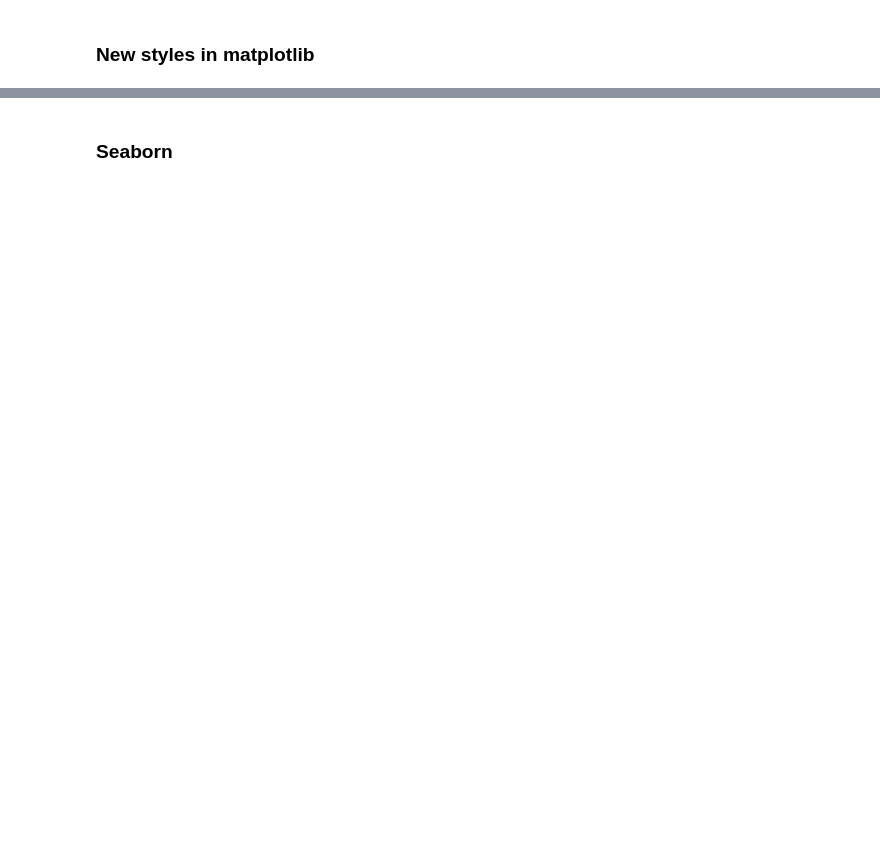
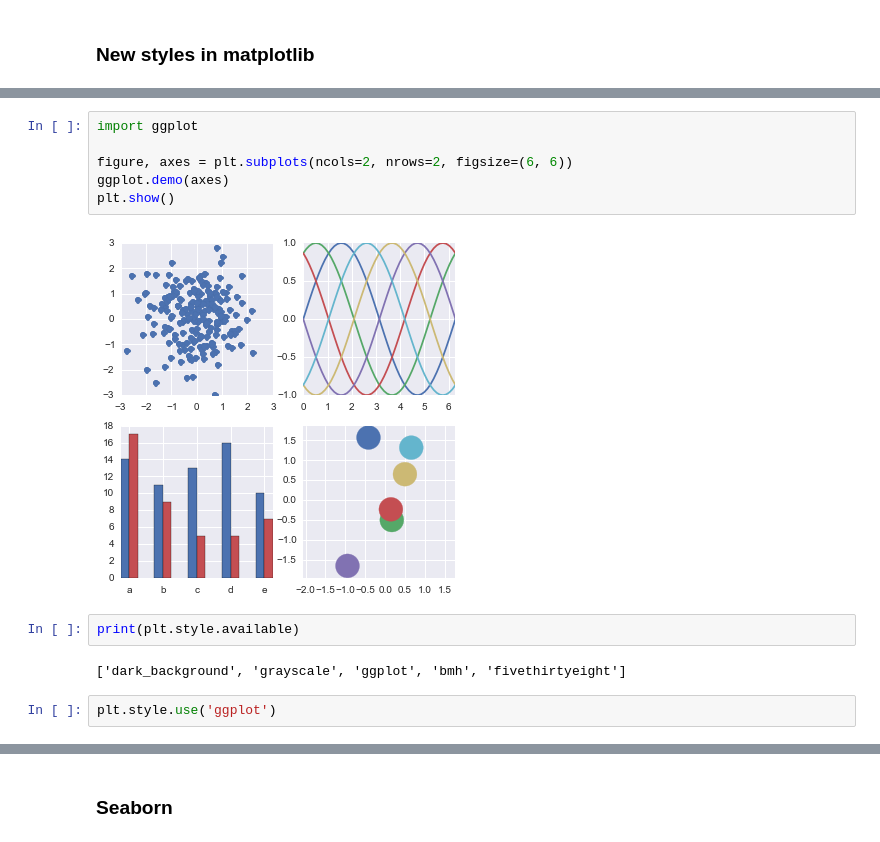
Before and after one commit to masteringmatplotlib/high-level, a Jupyter notebook: notebooks/mmpl-high-level.ipynb, the cells around one changed output, grey strips where cells are left out. Drawn from its saved outputs; the diff is of its cells as text; blank space fills up the shorter version.

```diff
--- a/notebooks/mmpl-high-level.ipynb
+++ b/notebooks/mmpl-high-level.ipynb
@@ -230,0 +252,14 @@ It also makes a subsequent call to the NetworkX graph backend to draw the actual
+# %%
+import ggplot
+
+figure, axes = plt.subplots(ncols=2, nrows=2, figsize=(6, 6))
+ggplot.demo(axes)
+plt.show()
+# %% [output]
+[figure, added]
+# %%
+print(plt.style.available)
+# %% [output]
+['dark_background', 'grayscale', 'ggplot', 'bmh', 'fivethirtyeight']
+# %%
+plt.style.use('ggplot')
```
Also changed, not shown: parts of 50 cells of this notebook, 4 other files.
